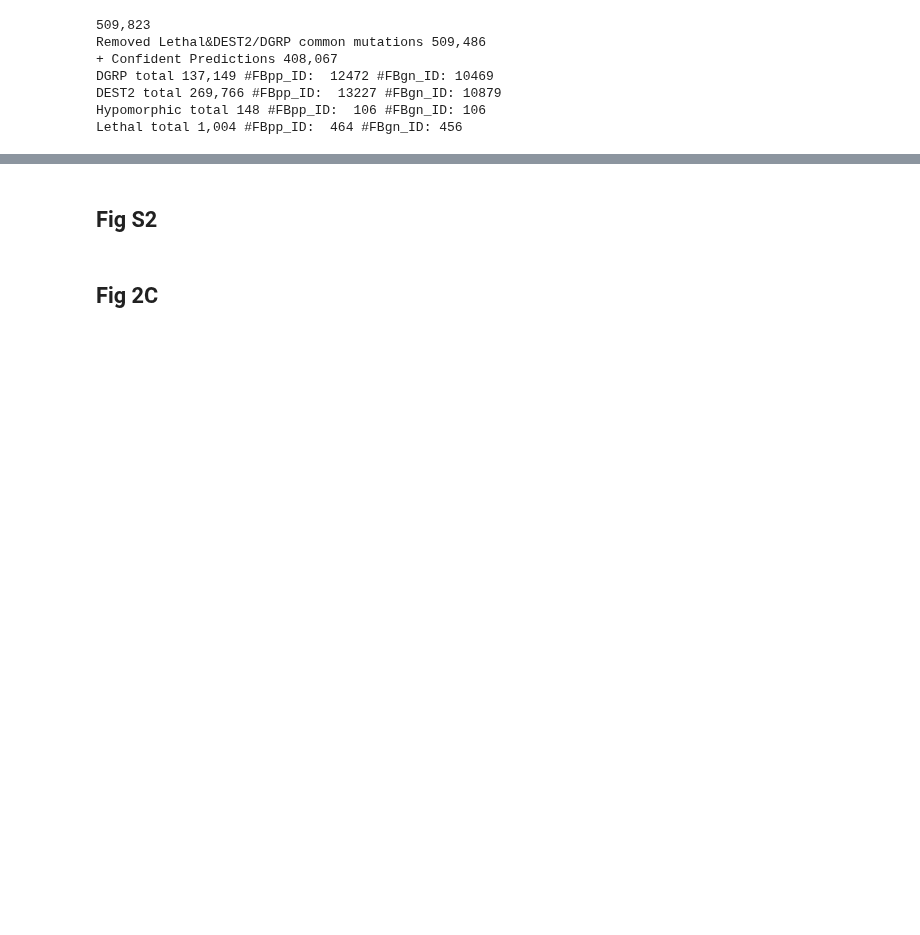
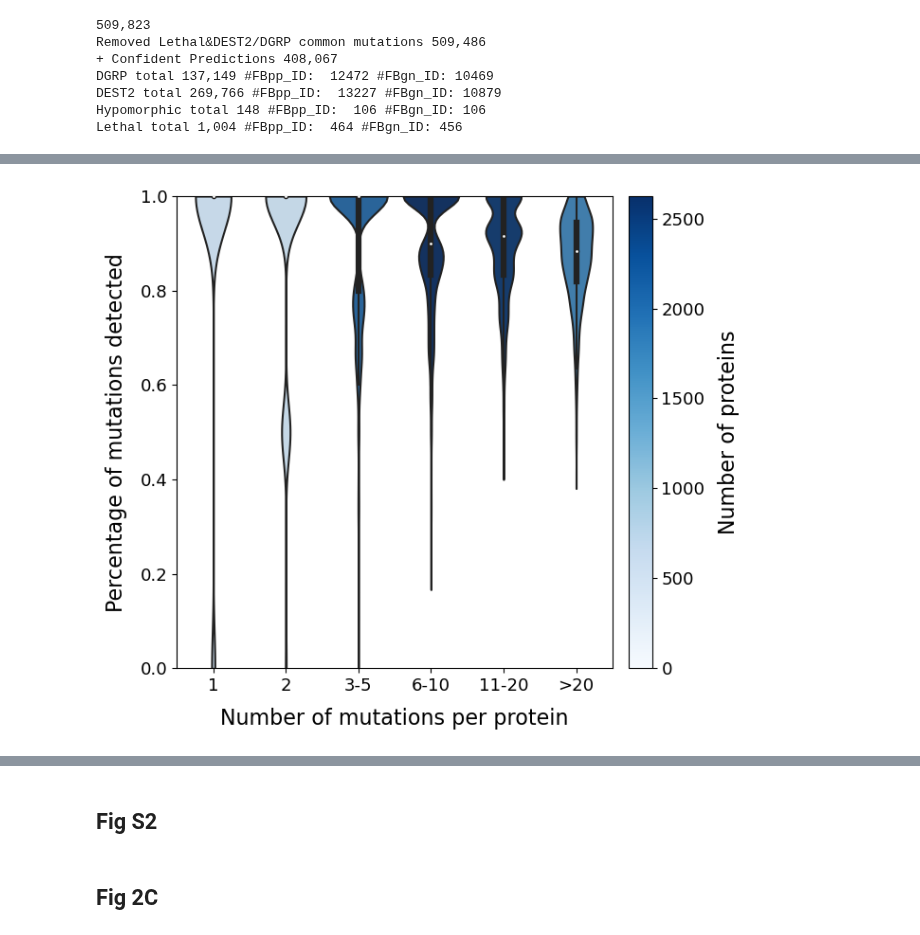
Before and after one commit to abakarovaMarina/ProteoCast, a Jupyter notebook: ProteoCast_scripts/analysis4paper.ipynb, the cells around one changed output, grey strips where cells are left out. Drawn from its saved outputs; the diff is of its cells as text; code cells hidden in the pictures; blank space fills up the shorter version.

```diff
--- a/ProteoCast_scripts/analysis4paper.ipynb
+++ b/ProteoCast_scripts/analysis4paper.ipynb
@@ -139,0 +221,17 @@ df_ProteoCast_Benchmark_PerformanceF1_score = df_ProteoCast_Benchmark_Performanc
+# %%
+df_tmp = df_ProteoCast_Benchmark_Performance[df_ProteoCast_Benchmark_Performance['Set_name'] == 'DGRP'].copy()
+# define whether each row is correctly classified
+df_tmp['Correct'] = df_tmp['Variant_class'].isin([0.0])
+
+# group by FBgn_ID
+df_grouped = (
+    df_tmp.groupby('FBgn_ID')
+      .agg(
+          n_mutations=('Mutation', 'count'),
+          Recall=('Correct', 'mean')  # mean of True/False = fraction correct
+      )
+      .reset_index()
+)
+
+print(df_grouped.head())
+print("Recall >0.8 in ", df_grouped.loc[df_grouped['Recall']>=0.8].shape[0]/df_grouped.shape[0]*100, "% of proteins", df_grouped.shape[0])
@@ -139,0 +246,52 @@ df_ProteoCast_Benchmark_PerformanceF1_score = df_ProteoCast_Benchmark_Performanc
+# %%
+df_grouped['Mutation_bin'] = pd.cut(
+    df_grouped['n_mutations'],
+    bins   = [0, 1, 2, 5, 10, 20, float('inf')],
+    labels = ['1', '2', '3-5', '6-10', '11-20', '>20'],
+    right=True
+)
+bin_counts = df_grouped['Mutation_bin'].value_counts().to_dict()
+# normalize counts for colormap
+max_count = max(bin_counts.values())
+cmap = plt.cm.Blues
+palette = {
+    b: cmap(bin_counts[b]/max_count) for b in bin_counts
+}
+plt.figure(figsize=(7,6))
+sns.violinplot(
+    data=df_grouped,
+    x='Mutation_bin', y='Recall',
+    palette=palette,
+    cut=0, inner='box'   # inner='box' shows median & IQR inside violins
+)
+
+# relabel axes
+plt.xlabel('Number of mutations per protein', fontsize=16, labelpad=10)
+plt.ylabel('Percentage of mutations detected', fontsize=16, labelpad=10)
+plt.xticks(fontsize=13)
+plt.yticks(fontsize=13)
+# # annotate counts above violins
+# for i, cat in enumerate(['1','2','>2']):
+#     count = bin_counts.get(cat, 0)
+#     plt.text(i+0.15, 0.2, f'n={count}', ha='center', va='bottom', fontsize=12)
+
+plt.ylim(0,1)
+
+
+
+import matplotlib as mpl
+cmap = plt.cm.Blues
+norm = mpl.colors.Normalize(vmin=0, vmax=max_count)
+sm = mpl.cm.ScalarMappable(cmap=cmap, norm=norm)
+sm.set_array([])
+cbar = plt.colorbar(sm, ax=plt.gca(), pad=0.03)
+cbar.set_label('Number of proteins', fontsize=16, labelpad=10)
+cbar.ax.tick_params(labelsize=13)
+
+
+plt.savefig('/Users/manchuta/Documents/GitHub/ProteoCast_NatCom_manuscript/ProteoCast/figures/DGRP_PerProteinRecall.jpg', bbox_inches='tight', dpi=500)
+
+plt.tight_layout()
+plt.show()
+# %% [output]
+[figure, added]
```
Also changed, not shown: parts of 64 cells of this notebook, 34 other files.
